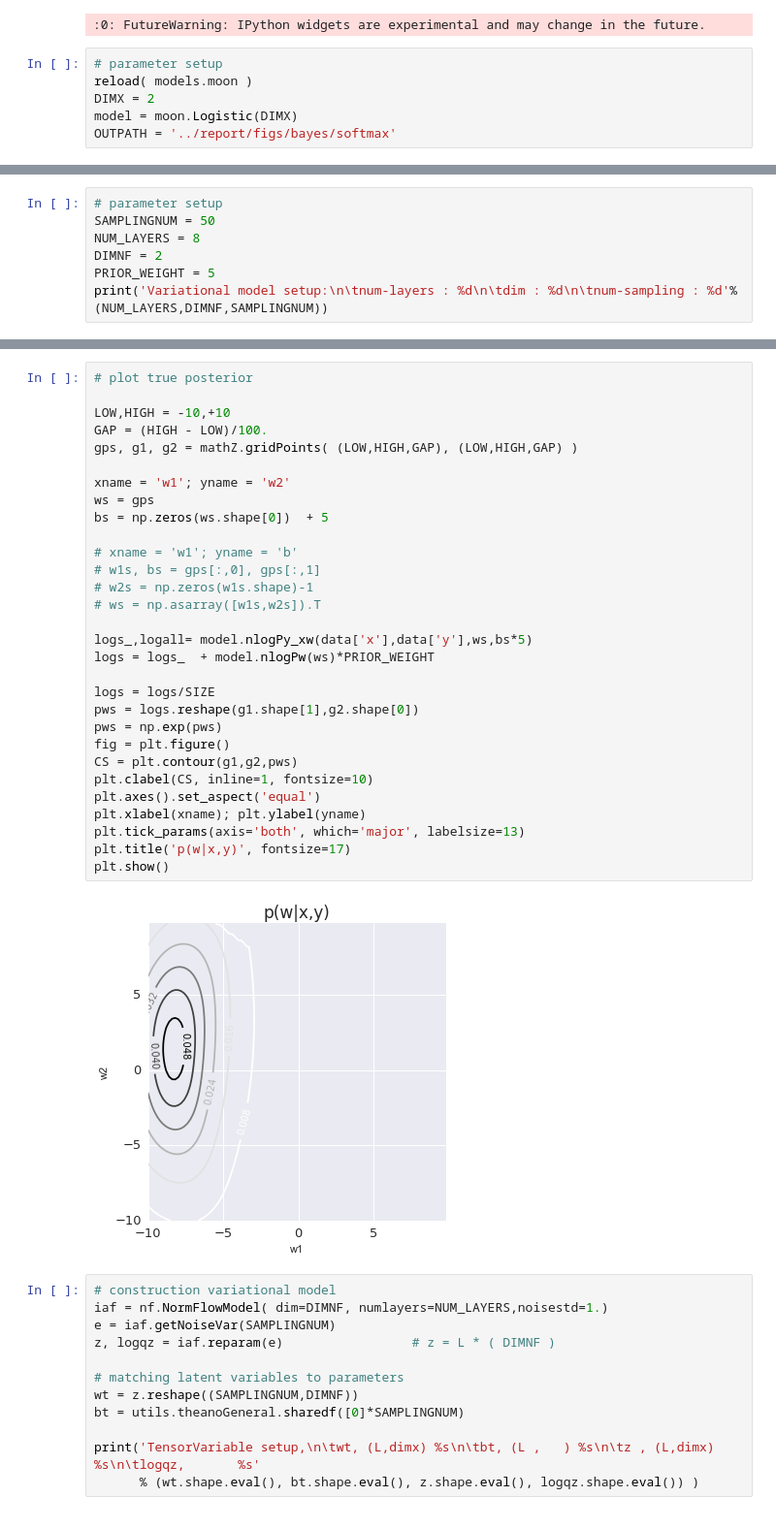
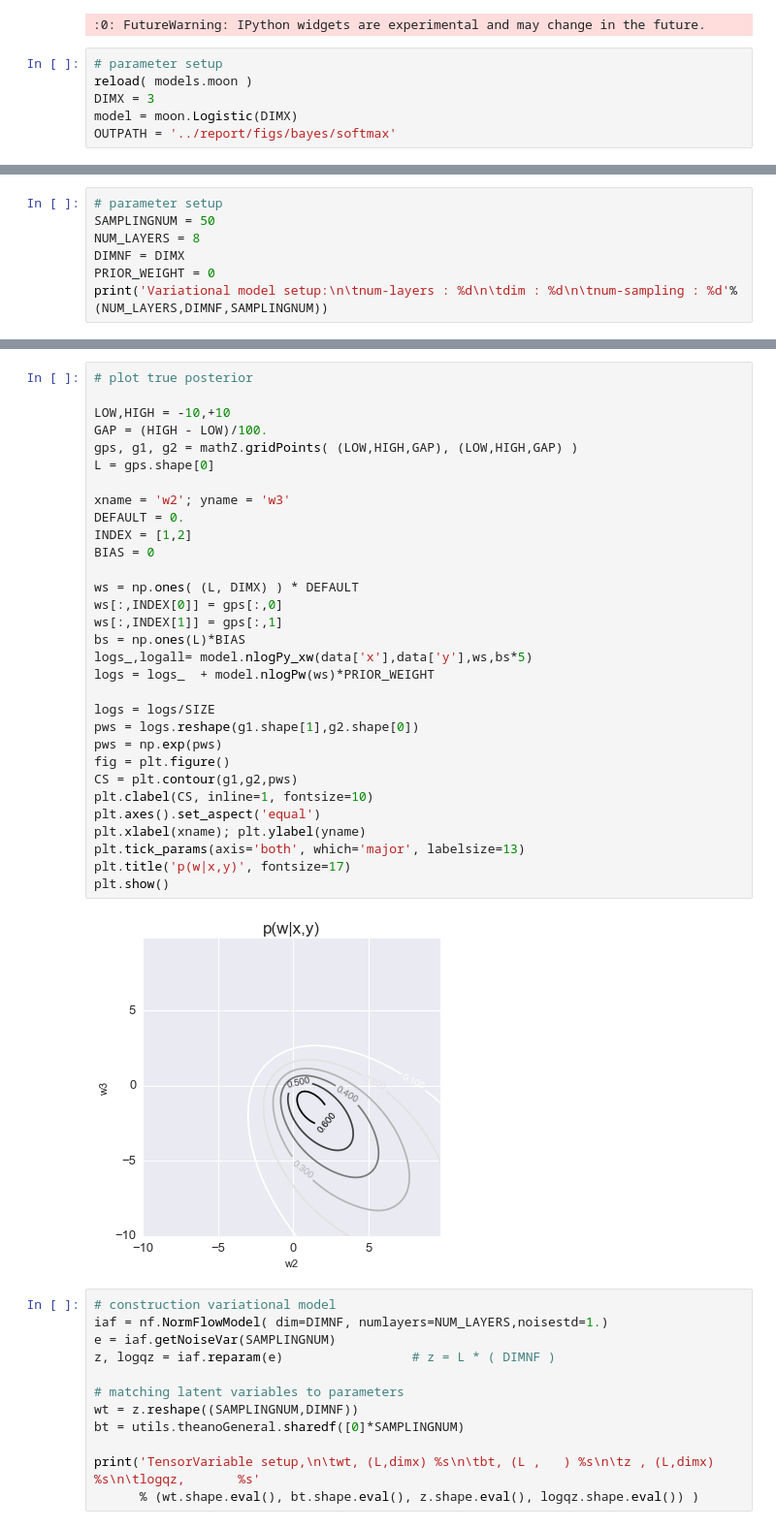
Before and after one commit to AndyZhang17/iaf2, a Jupyter notebook: phase4_logistic.ipynb, the cells around one changed output, grey strips where cells are left out. Shown at 97% size. Saved outputs shown, nothing was run; the diff lists cells and outputs as text.

```diff
--- a/phase4_logistic.ipynb
+++ b/phase4_logistic.ipynb
@@ -30,6 +30,6 @@ floatX = utils.floatX
 # %%
 # parameter setup
 reload( models.moon )
-DIMX = 2
+DIMX = 3
 model = moon.Logistic(DIMX)
 OUTPATH = '../report/figs/bayes/softmax'
@@ -67,8 +93,8 @@ data generated:
 # parameter setup
 SAMPLINGNUM = 50
 NUM_LAYERS = 8
-DIMNF = 2
-PRIOR_WEIGHT = 5
+DIMNF = DIMX
+PRIOR_WEIGHT = 0
 print('Variational model setup:\n\tnum-layers : %d\n\tdim : %d\n\tnum-sampling : %d'%(NUM_LAYERS,DIMNF,SAMPLINGNUM))
 # %% [output]
 Variational model setup:
@@ -78,35 +104,36 @@ Variational model setup:
 # %%
 # plot true posterior
 
 LOW,HIGH = -10,+10
 GAP = (HIGH - LOW)/100.
 gps, g1, g2 = mathZ.gridPoints( (LOW,HIGH,GAP), (LOW,HIGH,GAP) )
+L = gps.shape[0]
 
-xname = 'w1'; yname = 'w2'
-ws = gps
-bs = np.zeros(ws.shape[0])  + 5
+xname = 'w2'; yname = 'w3'
+DEFAULT = 0.
+INDEX = [1,2]
+BIAS = 0
 
-# xname = 'w1'; yname = 'b'
-# w1s, bs = gps[:,0], gps[:,1]
-# w2s = np.zeros(w1s.shape)-1
-# ws = np.asarray([w1s,w2s]).T
-
+ws = np.ones( (L, DIMX) ) * DEFAULT
+ws[:,INDEX[0]] = gps[:,0]
+ws[:,INDEX[1]] = gps[:,1]
+bs = np.ones(L)*BIAS
 logs_,logall= model.nlogPy_xw(data['x'],data['y'],ws,bs*5)
 logs = logs_  + model.nlogPw(ws)*PRIOR_WEIGHT
 
 logs = logs/SIZE
 pws = logs.reshape(g1.shape[1],g2.shape[0])
 pws = np.exp(pws)
 fig = plt.figure()
 CS = plt.contour(g1,g2,pws)
 plt.clabel(CS, inline=1, fontsize=10)
 plt.axes().set_aspect('equal')
 plt.xlabel(xname); plt.ylabel(yname)
 plt.tick_params(axis='both', which='major', labelsize=13)
 plt.title('p(w|x,y)', fontsize=17)
 plt.show()
 # %% [output]
-[figure, old version]
+[figure, new version]
 # %%
 # construction variational model
 iaf = nf.NormFlowModel( dim=DIMNF, numlayers=NUM_LAYERS,noisestd=1.)
```
Also changed, not shown: parts of 3 cells of this notebook, 1 other file.
